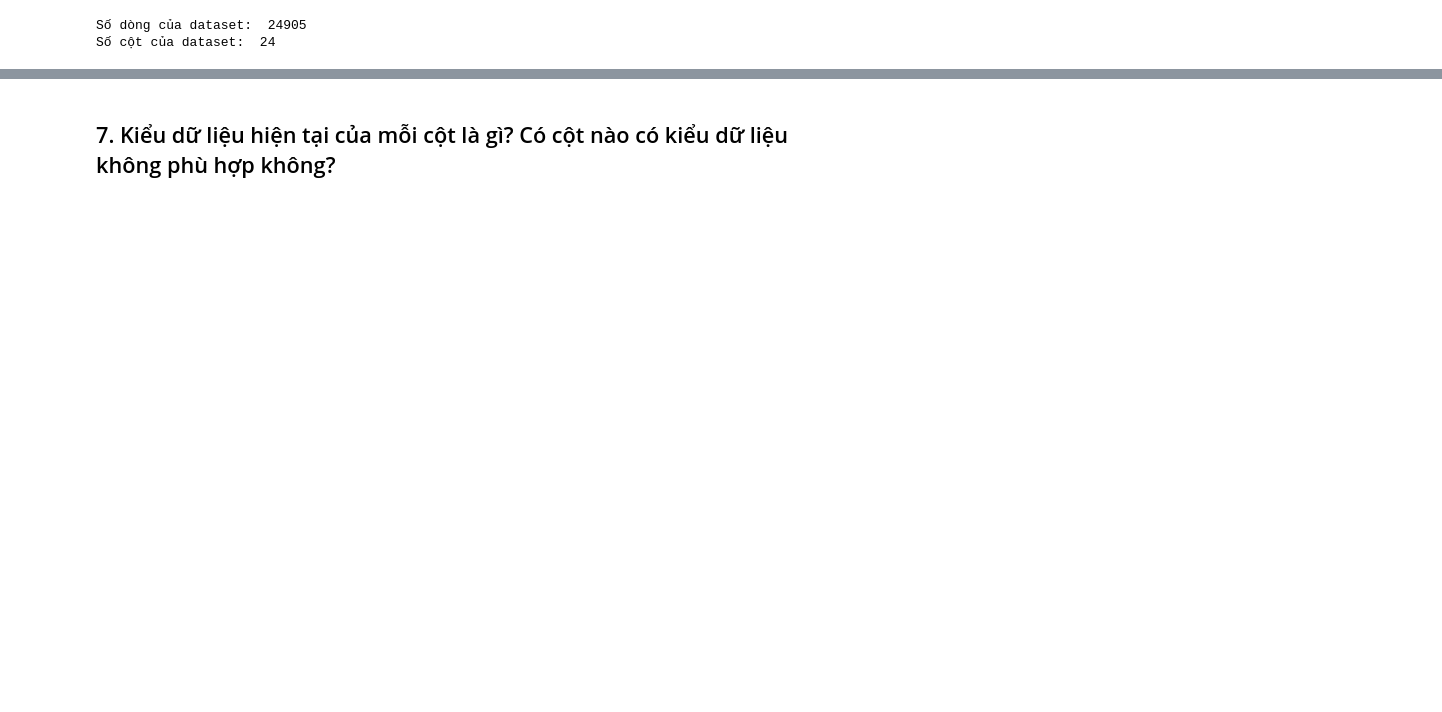
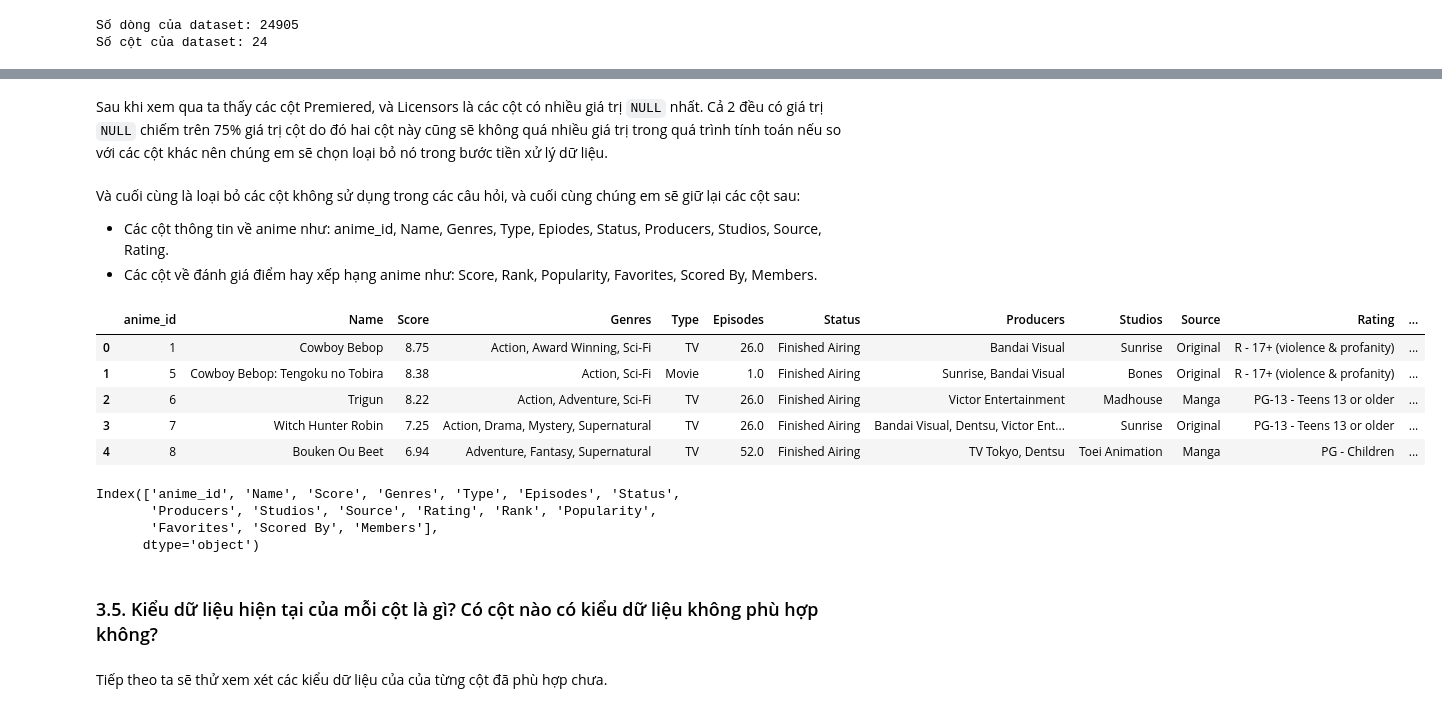
Before and after one commit to AnTuannn/FinalProject_LTKHDL_HKT, a Jupyter notebook: KhamPhaDuLieu.ipynb, the cells around one changed output, grey strips where cells are left out. Drawn from its saved outputs; the diff is of its cells as text; code cells hidden in the pictures; blank space fills up the shorter version.

```diff
--- a/KhamPhaDuLieu.ipynb
+++ b/KhamPhaDuLieu.ipynb
@@ -39,0 +129,2 @@ Số cột của dataset:  24
+# %%
+anime23_df.drop(['English name', 'Other name'], axis=1, inplace = True)
@@ -39,0 +162,2 @@ Số cột của dataset:  24
+# %% [markdown]
+Sau khi xem qua ta thấy các cột Premiered, và Licensors là các cột có nhiều giá trị `NULL` nhất. Cả 2 đều có giá trị `NULL` chiếm trên 75% giá trị cột do đó hai cột này cũng sẽ không quá nhiều giá trị trong quá trình tính toán nếu so với các cột khác nên chúng em sẽ chọn loại bỏ nó trong bước tiền xử lý dữ liệu.
@@ -39,0 +166,4 @@ Số cột của dataset:  24
+# %% [markdown]
+Và cuối cùng là loại bỏ các cột không sử dụng trong các câu hỏi, và cuối cùng chúng em sẽ giữ lại các cột sau:
+- Các cột thông tin về anime như: anime_id, Name, Genres, Type, Epiodes, Status, Producers, Studios, Source, Rating.
+- Các cột về đánh giá điểm hay xếp hạng anime như: Score, Rank, Popularity, Favorites, Scored By, Members.
@@ -40,2 +172,20 @@ Số cột của dataset:  24
+# %%
+anime23_df.head()
+# %% [output]
+|  | anime_id | Name | Score | Genres | Type | Episodes | Status | Producers | Studios | Source | Rating | ... |
+| 0 | 1 | Cowboy Bebop | 8.75 | Action, Award Winning, Sci-Fi | TV | 26.0 | Finished Airing | Bandai Visual | Sunrise | Original | R - 17+ (violence & profanity) | ... |
+| 1 | 5 | Cowboy Bebop: Tengoku no Tobira | 8.38 | Action, Sci-Fi | Movie | 1.0 | Finished Airing | Sunrise, Bandai Visual | Bones | Original | R - 17+ (violence & profanity) | ... |
+| 2 | 6 | Trigun | 8.22 | Action, Adventure, Sci-Fi | TV | 26.0 | Finished Airing | Victor Entertainment | Madhouse | Manga | PG-13 - Teens 13 or older | ... |
+| 3 | 7 | Witch Hunter Robin | 7.25 | Action, Drama, Mystery, Supernatural | TV | 26.0 | Finished Airing | Bandai Visual, Dentsu, Victor Ent... | Sunrise | Original | PG-13 - Teens 13 or older | ... |
+| 4 | 8 | Bouken Ou Beet | 6.94 | Adventure, Fantasy, Supernatural | TV | 52.0 | Finished Airing | TV Tokyo, Dentsu | Toei Animation | Manga | PG - Children | ... |
+# %%
+anime23_df.columns
+# %% [output]
+Index(['anime_id', 'Name', 'Score', 'Genres', 'Type', 'Episodes', 'Status',
+       'Producers', 'Studios', 'Source', 'Rating', 'Rank', 'Popularity',
+       'Favorites', 'Scored By', 'Members'],
+      dtype='object')
 # %% [markdown]
-## 7. Kiểu dữ liệu hiện tại của mỗi cột là gì? Có cột nào có kiểu dữ liệu không phù hợp không?
+### 3.5. Kiểu dữ liệu hiện tại của mỗi cột là gì? Có cột nào có kiểu dữ liệu không phù hợp không?
+# %% [markdown]
+Tiếp theo ta sẽ thử xem xét các kiểu dữ liệu của của từng cột đã phù hợp chưa.
```
Also changed, not shown: parts of 67 cells of this notebook, 6 other files.
